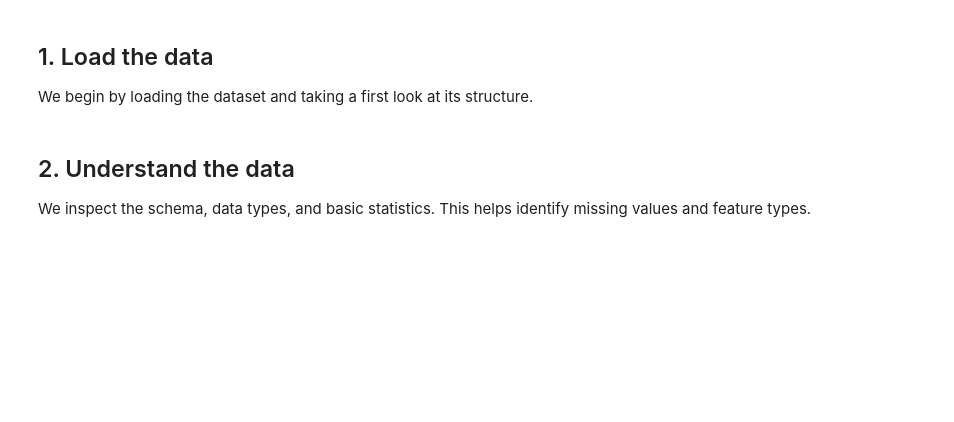
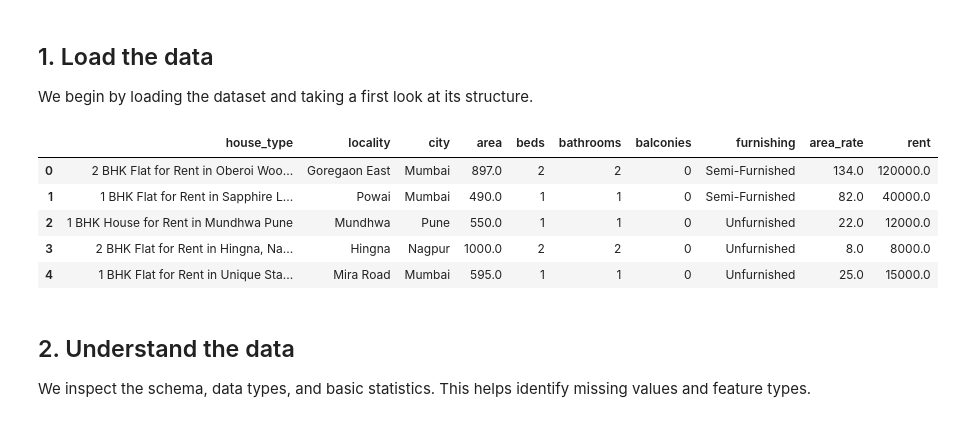
Before and after one commit to nvishnuprasad/ml-learning, a Jupyter notebook: regression/end_to_end_indian_house_rent_regression.ipynb, the cells around one changed output. Drawn from its saved outputs; the diff is of its cells as text; code cells hidden in the pictures; blank space fills up the shorter version.

Commit message:
notebook and data

```diff
--- a/regression/end_to_end_indian_house_rent_regression.ipynb
+++ b/regression/end_to_end_indian_house_rent_regression.ipynb
@@ -15,9 +15,16 @@ We begin by loading the dataset and taking a first look at its structure.
 # %%
 
 import pandas as pd
 
-df = pd.read_csv("data/indian_house_rent.csv")
+df = pd.read_csv("data/cities_magicbricks_rental_prices.csv")
 df.head()
+# %% [output]
+|  | house_type | locality | city | area | beds | bathrooms | balconies | furnishing | area_rate | rent |
+| 0 | 2 BHK Flat for Rent in Oberoi Woo... | Goregaon East | Mumbai | 897.0 | 2 | 2 | 0 | Semi-Furnished | 134.0 | 120000.0 |
+| 1 | 1 BHK Flat for Rent in Sapphire L... | Powai | Mumbai | 490.0 | 1 | 1 | 0 | Semi-Furnished | 82.0 | 40000.0 |
+| 2 | 1 BHK House for Rent in Mundhwa Pune | Mundhwa | Pune | 550.0 | 1 | 1 | 0 | Unfurnished | 22.0 | 12000.0 |
+| 3 | 2 BHK Flat for Rent in Hingna, Na... | Hingna | Nagpur | 1000.0 | 2 | 2 | 0 | Unfurnished | 8.0 | 8000.0 |
+| 4 | 1 BHK Flat for Rent in Unique Sta... | Mira Road | Mumbai | 595.0 | 1 | 1 | 0 | Unfurnished | 25.0 | 15000.0 |
 # %% [markdown]
 
 ## 2. Understand the data
```
Also changed, not shown: parts of 8 cells of this notebook, 1 other file.
